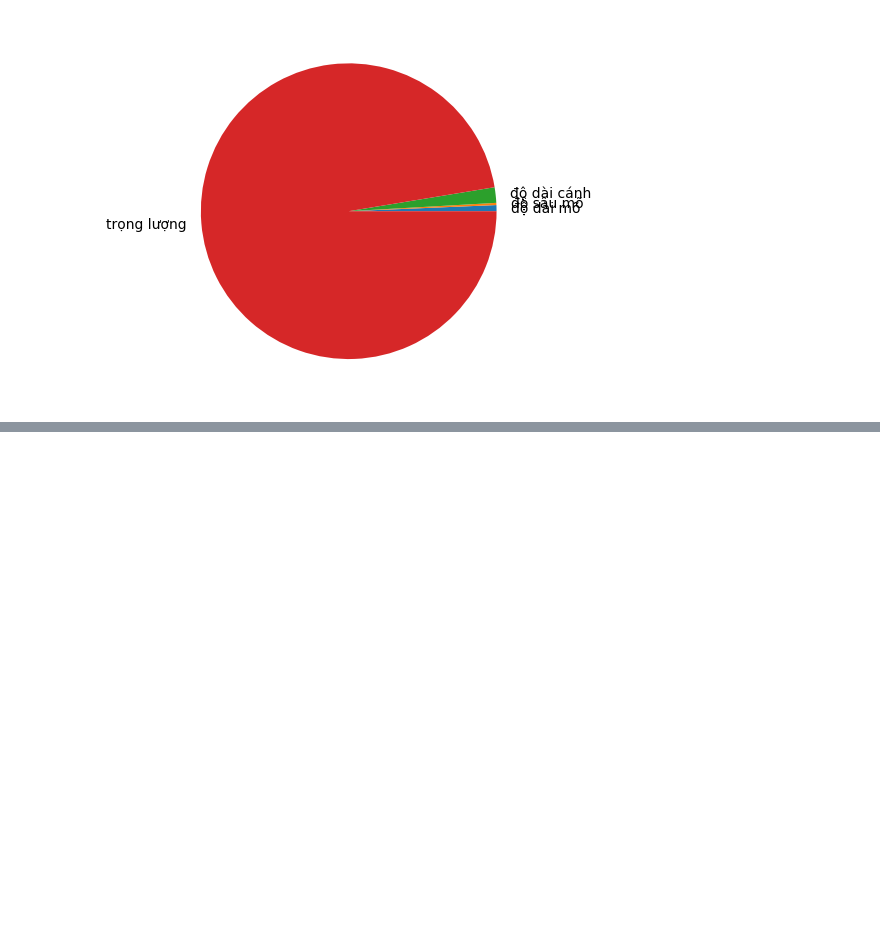
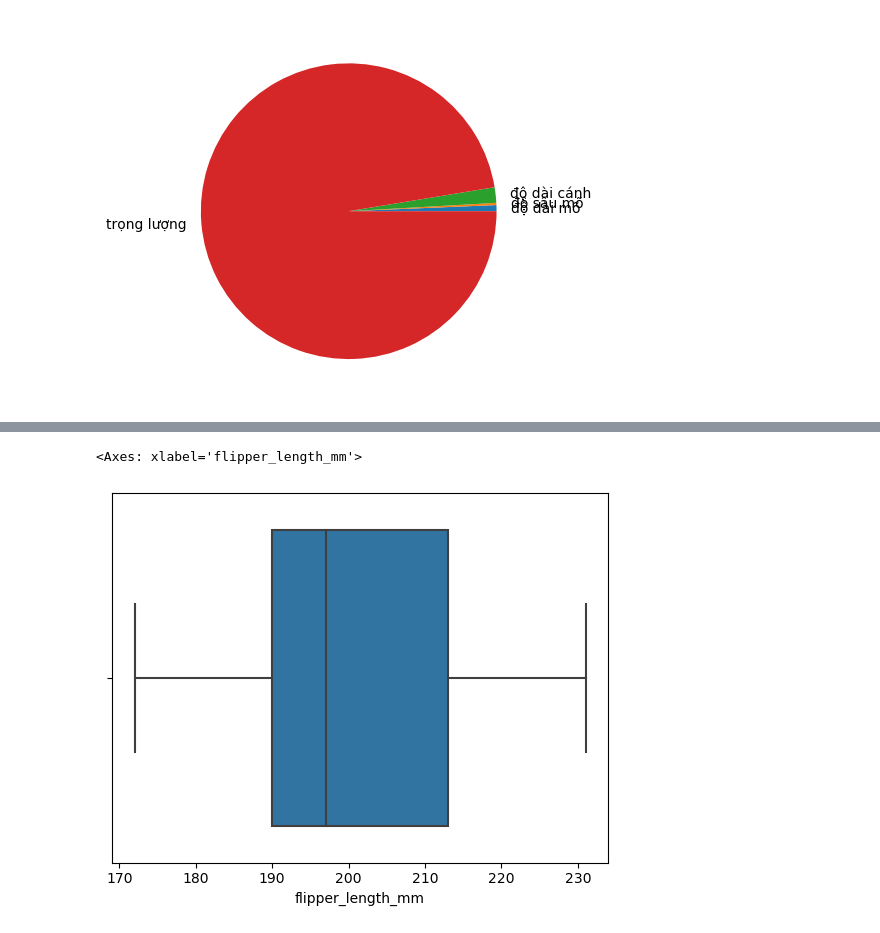
Before and after one commit to HueVuong12/Computer-Statistics, a Jupyter notebook: ON_GK/On_GK.ipynb, the cells around one changed output, grey strips where cells are left out. Drawn from its saved outputs; the diff is of its cells as text; code cells hidden in the pictures; blank space fills up the shorter version.

```diff
--- a/ON_GK/On_GK.ipynb
+++ b/ON_GK/On_GK.ipynb
@@ -145,0 +158,5 @@ plt.show()
+# %%
+sns.boxplot(data = df, x='flipper_length_mm')
+# %% [output]
+<Axes: xlabel='flipper_length_mm'>
+[figure, added]
```
Also changed, not shown: parts of 4 cells of this notebook, 3 other files.
